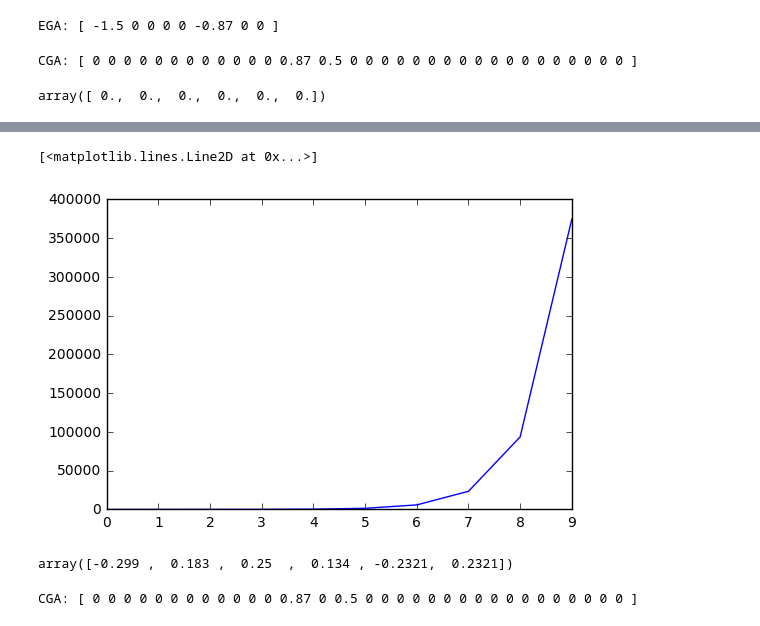
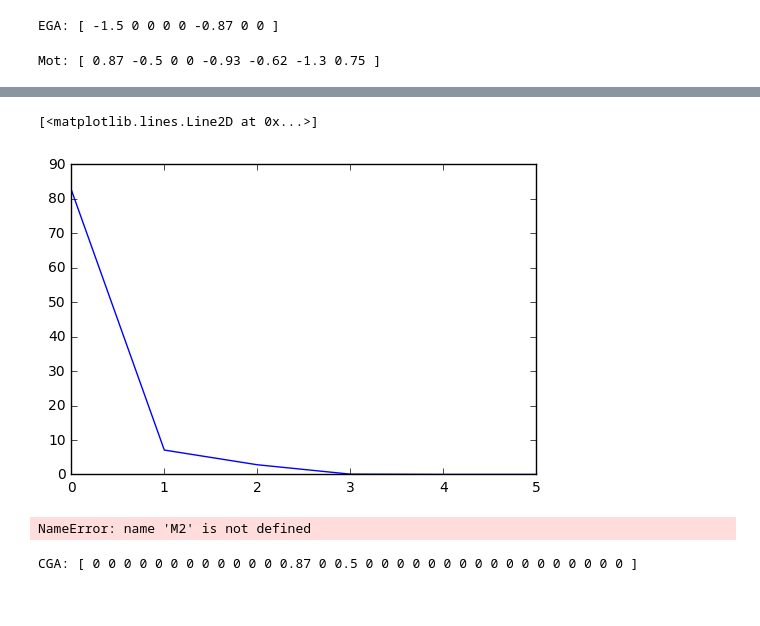
Before and after one commit to tingelst/game, a Jupyter notebook: python/hyperdual.ipynb, the cells around one changed output, grey strips where cells are left out. Cells and saved outputs as stored; diff of their text form; code cells hidden in the pictures.

```diff
--- a/python/hyperdual.ipynb
+++ b/python/hyperdual.ipynb
@@ -277,12 +275,12 @@ def HessM(a,b,mot):
     E1i = vsr.CGA(vsr.Dll(0,0,0,1,0,0)) * M.rev()
     E2i = vsr.CGA(vsr.Dll(0,0,0,0,1,0)) * M.rev()
     E3i = vsr.CGA(vsr.Dll(0,0,0,0,0,1)) * M.rev()
-    E12[0] = 0
-    E13[0] = 0
-    E23[0] = 0
-    E1i[0] = 0
-    E2i[0] = 0
-    E3i[0] = 0
+    E12[0] = E12[27] = 0
+    E13[0] = E13[27] = 0
+    E23[0] = E23[27] = 0
+    E1i[0] = E1i[27] = 0
+    E2i[0] = E2i[27] = 0
+    E3i[0] = E3i[27] = 0
     H12 = Hi(E12,a,b,M)
     H13 = Hi(E13,a,b,M)
     H23 = Hi(E23,a,b,M)
@@ -349,7 +347,12 @@ def dfM(a,b,mot):
     E1i = vsr.CGA(vsr.Dll(0,0,0,1,0,0)) * M.rev()
     E2i = vsr.CGA(vsr.Dll(0,0,0,0,1,0)) * M.rev()
     E3i = vsr.CGA(vsr.Dll(0,0,0,0,0,1)) * M.rev()
-    print(E3i)
+    E12[0] = E12[27] = 0
+    E13[0] = E13[27] = 0
+    E23[0] = E23[27] = 0
+    E1i[0] = E1i[27] = 0
+    E2i[0] = E2i[27] = 0
+    E3i[0] = E3i[27] = 0
     E12[0] = 0
     E13[0] = 0
     E23[0] = 0
@@ -358,30 +361,48 @@ def dfM(a,b,mot):
     E3i[0] = 0
     d = lambda Ei : ((a.spin(M) - b) * (2 * Ei.comm(a.spin(M))))[0]
     return np.array([d(E12), d(E13), d(E23), d(E1i), d(E2i), d(E3i)])
-# %%
-dfM(a,b,M)
-# %% [output]
-CGA: [ 0 0 0 0 0 0 0 0 0 0 0 0 0.87 0.5 0 0 0 0 0 0 0 0 0 0 0 0 0 0 0 0 0 0 ]
-array([ 0.,  0.,  0.,  0.,  0.,  0.])
 # %%
 def resM(a,b,mot):
     return ((a.spin(mot) - b) * (a.spin(mot) - b))[0] * 0.5
+# %%
+M
+# %% [output]
+Mot: [ 0.87 -0.5 0 0 -0.93 -0.62 -1.3 0.75 ]
 # %%
 n_points=10
 vectors_a = [vsr.Vec(*np.random.normal(0.0, 0.8, 3)).null() for i in range(n_points)]
 vectors_b = [vector.spin(M) for vector in vectors_a]
+
+n_points = 10
+sigma = 0.09
+points_a = [(vsr.Vec(*np.random.normal(0.0, 0.8, 3)).null(),
+             vsr.Vec(*np.random.normal(0.0, 0.8, 3)).null()  )
+            for i in range(n_points)]
+
+points_a_noisy = [(vsr.Vec(*(np.array(a)[:3] + sigma * np.random.randn(3))).null(),
+                   vsr.Vec(*(np.array(b)[:3] + sigma * np.random.randn(3))).null())
+                  for a,b in points_a]
+
+lines_a = [vsr.Dll(a,b).unit() for (a,b) in points_a]
+lines_b = [line.spin(M) for line in lines_a]
+
+# vectors_a = lines_a
+# vectors_b = lines_b
 
 def update(mot):
     res = np.sum([np.array(resM(a,b,mot)) for a,b in zip(vectors_a, vectors_b)],axis=0)
     grad = np.sum([np.array(dfM(a,b,mot)) for a,b in zip(vectors_a, vectors_b)],axis=0)
     Hess = np.sum([np.array(HessM(a,b,mot)) for a,b in zip(vectors_a, vectors_b)],axis=0)
 
-    B = np.dot(np.linalg.pinv(Hess), grad)
-    rot = (vsr.Dll(*B) * mot.rev()).dll().exp() * mot
-#     rot = CayE3((vsr.Biv(*B) * rot.rev()).biv()) * rot
+    print(Hess)
+    print()
+
+    B = np.dot(np.linalg.pinv(Hess), -grad)
+    mot = (vsr.Dll(*B) * mot.rev()).dll().exp() * mot
+#     mot = Cayley((vsr.Dll(*B) * mot.rev()).dll()) * mot
 
     grad_norm = np.linalg.norm(grad)
-    return rot, res, grad_norm
+    return mot, res, grad_norm
 
 rot = vsr.Mot(1,0,0,0,0,0,0,0)
 ress = []
@@ -389,9 +410,12 @@ for i in range(10):
     rot, res, grad_norm = update(rot)
     ress.append(res)
     print(res)
-    if res < 1e-6:
+    if grad_norm < 1e-6:
         break
 print(i)
+print(rot)
+
+print(M)
 
 plot(ress)
 # %% [output]
@@ -409,9 +439,9 @@ plot(ress)
 [<matplotlib.lines.Line2D at 0x...>]
-[figure, old version]
+[figure, new version]
 # %%
 dfM(a,b,M2)
 # %% [output]
-array([-0.299 ,  0.183 ,  0.25  ,  0.134 , -0.2321,  0.2321])
+NameError: name 'M2' is not defined
 # %%
 M = vsr.Vec(0,0,1).trs() * vsr.Biv(pi/6,0,0).exp()
 a = vsr.Vec(1,0,0).null()
```
Also changed, not shown: parts of 9 cells of this notebook.
